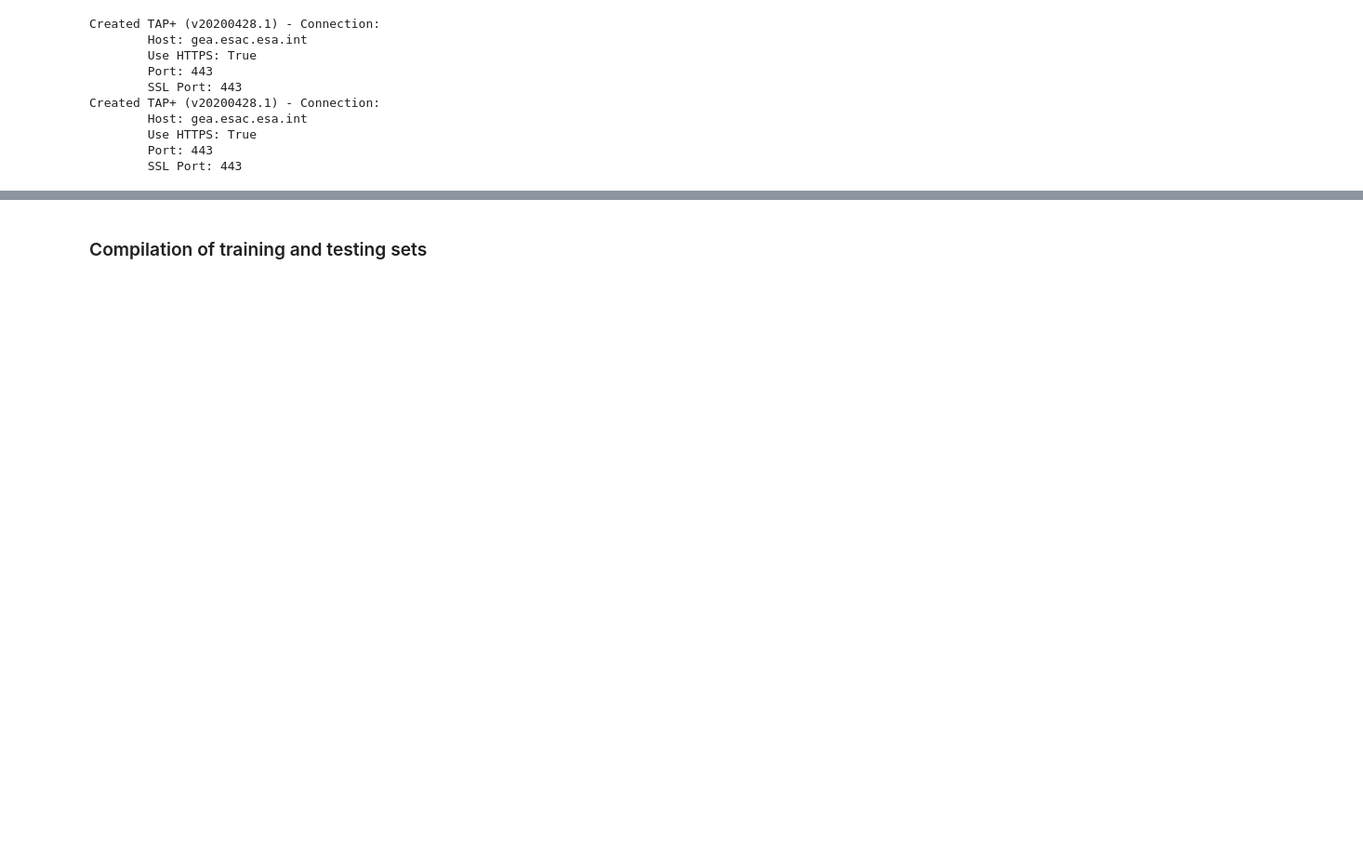
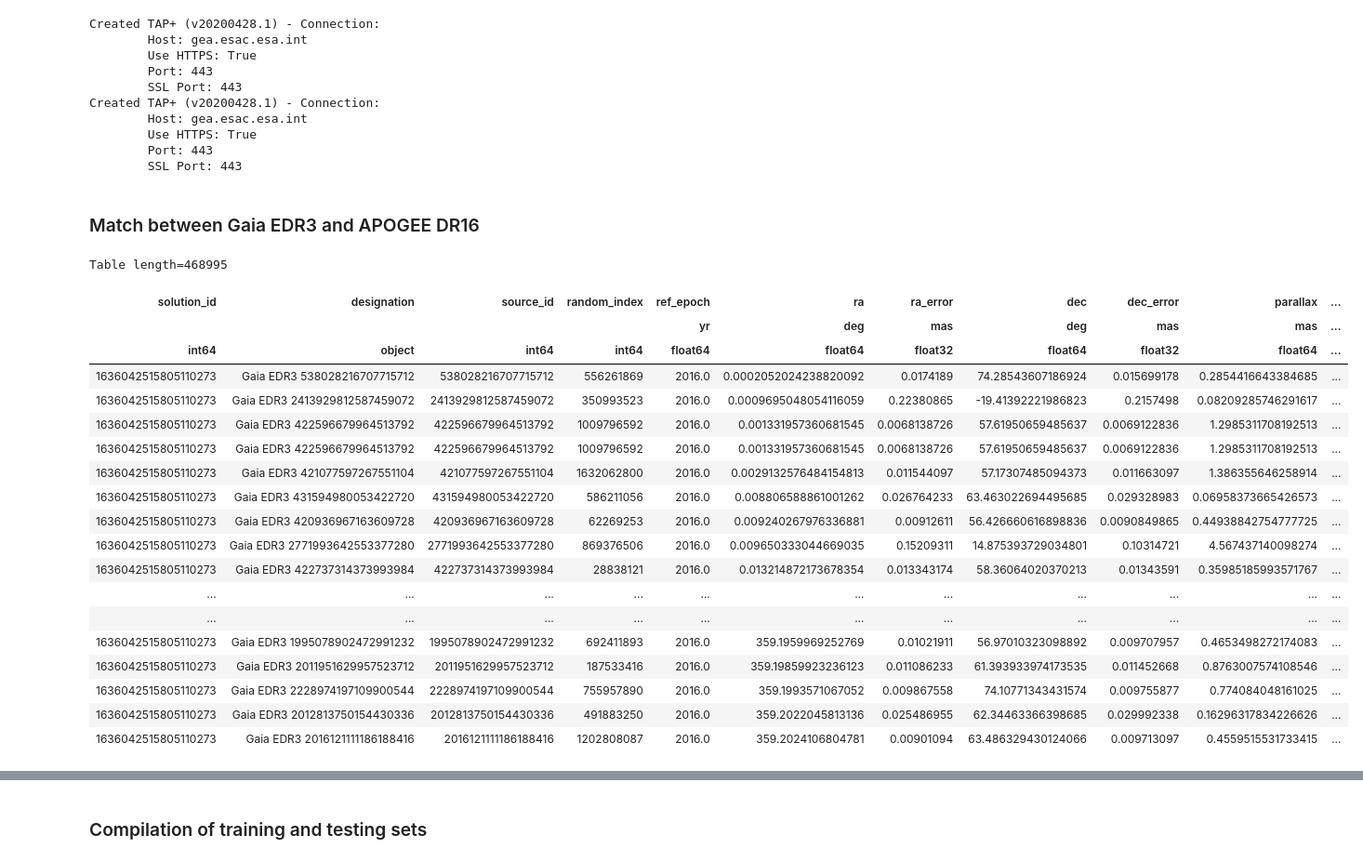
Before and after one commit to anellcornejo/AstroML, a Jupyter notebook: Data-Processing/Datasets_Data_Reduction.ipynb, the cells around one changed output, grey strips where cells are left out. Shown at 93% size. Drawn from its saved outputs; the diff is of its cells as text; code cells hidden in the pictures; blank space fills up the shorter version.

```diff
--- a/Data-Processing/Datasets_Data_Reduction.ipynb
+++ b/Data-Processing/Datasets_Data_Reduction.ipynb
@@ -28,5 +28,7 @@ Created TAP+ (v20200428.1) - Connection:
         Use HTTPS: True
         Port: 443
         SSL Port: 443
+# %% [markdown]
+### Match between Gaia EDR3 and APOGEE DR16
 # %%
 local_path = '/home/anell/Desktop/Bovy/'
@@ -55,0 +46,23 @@ Kmag = extinction_correction(apogeedr16["K"], extinction)
+# %%
+gaia_matches
+# %% [output]
+Table length=468995
+| solution_id | designation | source_id | random_index | ref_epoch | ra | ra_error | dec | dec_error | parallax | ... |
+|  |  |  |  | yr | deg | mas | deg | mas | mas | ... |
+| int64 | object | int64 | int64 | float64 | float64 | float32 | float64 | float32 | float64 | ... |
+| 1636042515805110273 | Gaia EDR3 538028216707715712 | 538028216707715712 | 556261869 | 2016.0 | 0.0002052024238820092 | 0.0174189 | 74.28543607186924 | 0.015699178 | 0.2854416643384685 | ... |
+| 1636042515805110273 | Gaia EDR3 2413929812587459072 | 2413929812587459072 | 350993523 | 2016.0 | 0.0009695048054116059 | 0.22380865 | -19.41392221986823 | 0.2157498 | 0.08209285746291617 | ... |
+| 1636042515805110273 | Gaia EDR3 422596679964513792 | 422596679964513792 | 1009796592 | 2016.0 | 0.001331957360681545 | 0.0068138726 | 57.61950659485637 | 0.0069122836 | 1.2985311708192513 | ... |
+| 1636042515805110273 | Gaia EDR3 422596679964513792 | 422596679964513792 | 1009796592 | 2016.0 | 0.001331957360681545 | 0.0068138726 | 57.61950659485637 | 0.0069122836 | 1.2985311708192513 | ... |
+| 1636042515805110273 | Gaia EDR3 421077597267551104 | 421077597267551104 | 1632062800 | 2016.0 | 0.0029132576484154813 | 0.011544097 | 57.17307485094373 | 0.011663097 | 1.386355646258914 | ... |
+| 1636042515805110273 | Gaia EDR3 431594980053422720 | 431594980053422720 | 586211056 | 2016.0 | 0.008806588861001262 | 0.026764233 | 63.463022694495685 | 0.029328983 | 0.06958373665426573 | ... |
+| 1636042515805110273 | Gaia EDR3 420936967163609728 | 420936967163609728 | 62269253 | 2016.0 | 0.009240267976336881 | 0.00912611 | 56.426660616898836 | 0.0090849865 | 0.44938842754777725 | ... |
+| 1636042515805110273 | Gaia EDR3 2771993642553377280 | 2771993642553377280 | 869376506 | 2016.0 | 0.009650333044669035 | 0.15209311 | 14.875393729034801 | 0.10314721 | 4.567437140098274 | ... |
+| 1636042515805110273 | Gaia EDR3 422737314373993984 | 422737314373993984 | 28838121 | 2016.0 | 0.013214872173678354 | 0.013343174 | 58.36064020370213 | 0.01343591 | 0.35985185993571767 | ... |
+| ... | ... | ... | ... | ... | ... | ... | ... | ... | ... | ... |
+| ... | ... | ... | ... | ... | ... | ... | ... | ... | ... | ... |
+| 1636042515805110273 | Gaia EDR3 1995078902472991232 | 1995078902472991232 | 692411893 | 2016.0 | 359.1959969252769 | 0.01021911 | 56.97010323098892 | 0.009707957 | 0.4653498272174083 | ... |
+| 1636042515805110273 | Gaia EDR3 2011951629957523712 | 2011951629957523712 | 187533416 | 2016.0 | 359.19859923236123 | 0.011086233 | 61.393933974173535 | 0.011452668 | 0.8763007574108546 | ... |
+| 1636042515805110273 | Gaia EDR3 2228974197109900544 | 2228974197109900544 | 755957890 | 2016.0 | 359.1993571067052 | 0.009867558 | 74.10771343431574 | 0.009755877 | 0.774084048161025 | ... |
+| 1636042515805110273 | Gaia EDR3 2012813750154430336 | 2012813750154430336 | 491883250 | 2016.0 | 359.2022045813136 | 0.025486955 | 62.34463366398685 | 0.029992338 | 0.16296317834226626 | ... |
+| 1636042515805110273 | Gaia EDR3 2016121111186188416 | 2016121111186188416 | 1202808087 | 2016.0 | 359.2024106804781 | 0.00901094 | 63.486329430124066 | 0.009713097 | 0.4559515531733415 | ... |
```
Also changed, not shown: parts of 25 cells of this notebook, 1 other file.
